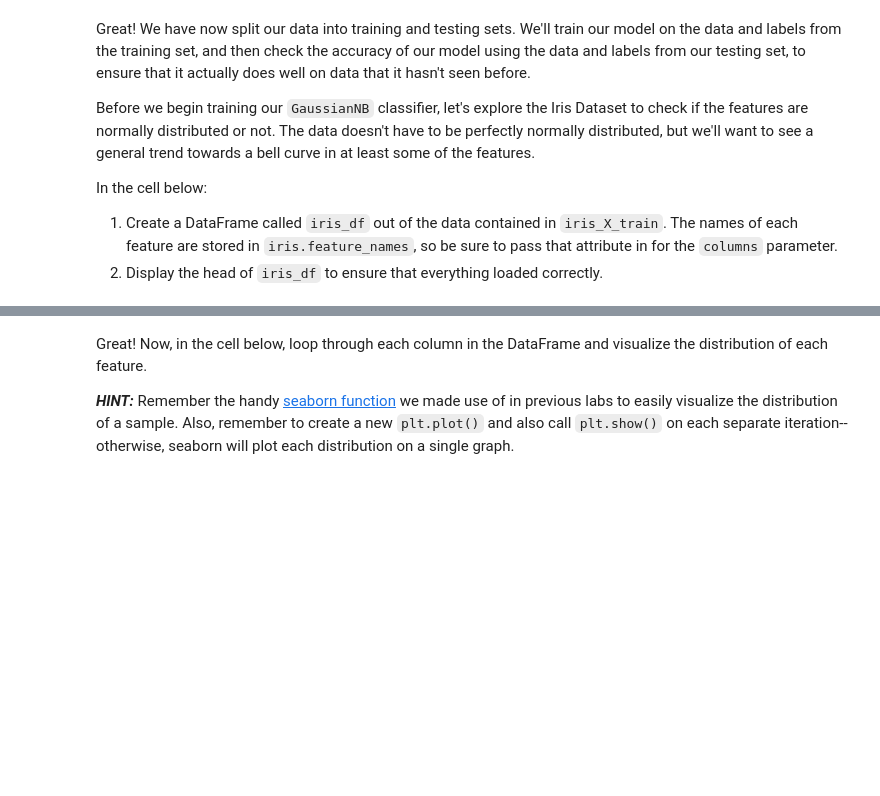
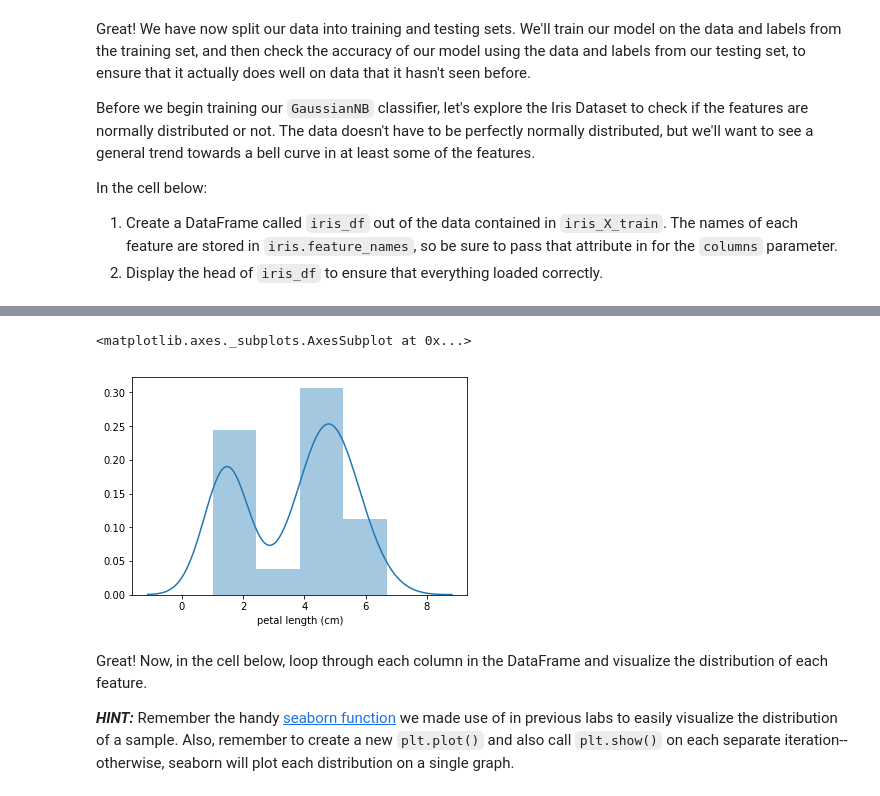
Before and after one commit to learn-co-students/ds-naive-bayes-with-distributions-lab-nyc-career-ds-062518, a Jupyter notebook: index.ipynb, the cells around one changed output, grey strips where cells are left out. Saved outputs shown, nothing was run; the diff lists cells and outputs as text; code cells hidden in the pictures; blank space fills up the shorter version.

```diff
--- a/index.ipynb
+++ b/index.ipynb
@@ -63,3 +82,8 @@ iris_df = None
+# %%
+sns.distplot(iris_df['petal length (cm)'])
+# %% [output]
+<matplotlib.axes._subplots.AxesSubplot at 0x...>
+[figure, added]
 # %% [markdown]
 Great! Now, in the cell below, loop through each column in the DataFrame and visualize the distribution of each feature.
 
```
Also changed, not shown: parts of 15 cells of this notebook.
